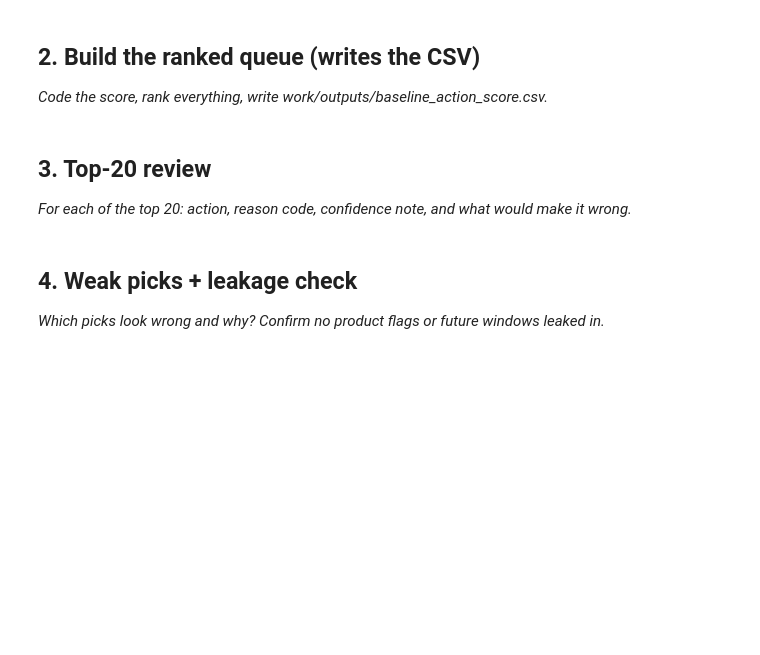
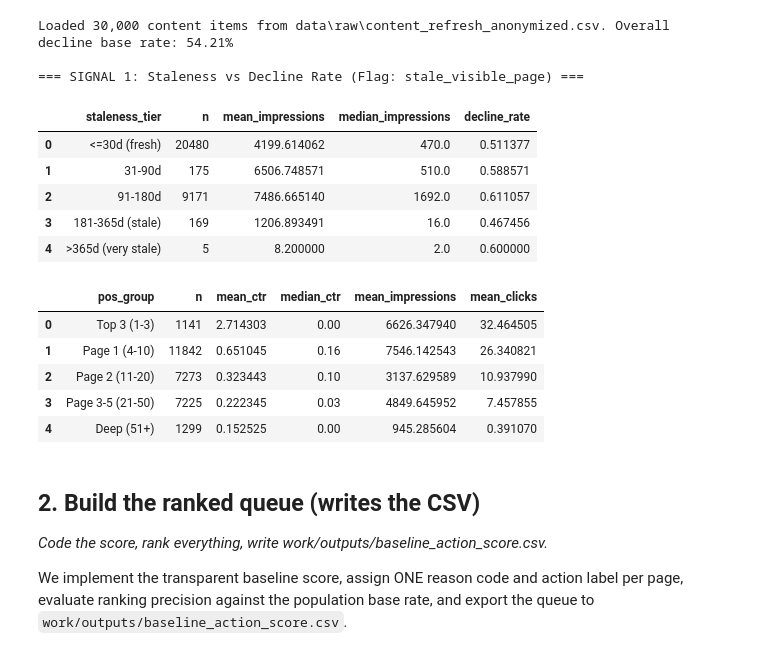
Before and after one commit to jaineshchaurasiya20/FlyRank_Ml_Assignment, a Jupyter notebook: work/notebooks/w04_baseline_score.ipynb, the cells around one changed output. Cells and saved outputs as stored; diff of their text form; code cells hidden in the pictures; blank space fills up the shorter version.

Commit message:
Execute ML-07 baseline action score, signal audit, and top-10 review (w04_baseline_score.ipynb)

```diff
--- a/work/notebooks/w04_baseline_score.ipynb
+++ b/work/notebooks/w04_baseline_score.ipynb
@@ -16,4 +52,74 @@ This skeleton is yours to fill. Work the sections **in order** — each one has
+# %%
+from pathlib import Path
+import pandas as pd
+import numpy as np
+
+# Resolve data path whether run from repo root or work/notebooks
+DATA_PATH = Path("data/raw/content_refresh_anonymized.csv")
+if not DATA_PATH.exists():
+    DATA_PATH = Path("../../data/raw/content_refresh_anonymized.csv")
+if not DATA_PATH.exists():
+    DATA_PATH = Path("FlyRank_Ml_Assignment/data/raw/content_refresh_anonymized.csv")
+
+df = pd.read_csv(DATA_PATH)
+df["is_declining_label"] = (df["trend_direction"].str.lower() == "down").astype(int)
+base_rate = float(df["is_declining_label"].mean())
+print(f"Loaded {len(df):,} content items from {DATA_PATH}. Overall decline base rate: {base_rate:.2%}")
+
+# ====================================================================
+# Signal 1: Staleness vs Decline Rate
+# ====================================================================
+print("\n=== SIGNAL 1: Staleness vs Decline Rate (Flag: stale_visible_page) ===")
+bins_staleness = [-1, 30, 90, 180, 365, 1000]
+labels_staleness = ['<=30d (fresh)', '31-90d', '91-180d', '181-365d (stale)', '>365d (very stale)']
+df['staleness_tier'] = pd.cut(df['days_since_last_update'], bins=bins_staleness, labels=labels_staleness)
+
+s1_table = df.groupby('staleness_tier', observed=False).agg(
+    n=('content_id', 'count'),
+    mean_impressions=('impressions_90d', 'mean'),
+    median_impressions=('impressions_90d', 'median'),
+    decline_rate=('is_declining_label', 'mean')
+).reset_index()
+display(s1_table)
+print("Verdict: MIXED — Active pages (0-180d) show decline rate rising from 51.1% to 61.1%, but very old pages flatline in volume creating a floor effect.")
+
+# ====================================================================
+# Signal 2: SERP Position vs CTR
+# ====================================================================
+print("\n=== SIGNAL 2: SERP Position vs CTR (Flag: low_ctr_visible_page) ===")
+df_pos = df[df['avg_position'] > 0].copy()
+bins_pos = [0, 3, 10, 20, 50, 100]
+labels_pos = ['Top 3 (1-3)', 'Page 1 (4-10)', 'Page 2 (11-20)', 'Page 3-5 (21-50)', 'Deep (51+)']
+df_pos['pos_group'] = pd.cut(df_pos['avg_position'], bins=bins_pos, labels=labels_pos)
+
+s2_table = df_pos.groupby('pos_group', observed=False).agg(
+    n=('content_id', 'count'),
+    mean_ctr=('ctr', 'mean'),
+    median_ctr=('ctr', 'median'),
+    mean_impressions=('impressions_90d', 'mean'),
+    mean_clicks=('clicks_90d', 'mean')
+).reset_index()
+display(s2_table)
+print("Verdict: CONFIRMED — Mean CTR drops strictly monotonically (2.71% -> 0.65% -> 0.32% -> 0.22% -> 0.15%), proving CTR underperformance is a real leverage point.")
+# %% [output]
+Loaded 30,000 content items from data\raw\content_refresh_anonymized.csv. Overall decline base rate: 54.21%
+
+=== SIGNAL 1: Staleness vs Decline Rate (Flag: stale_visible_page) ===
+|  | staleness_tier | n | mean_impressions | median_impressions | decline_rate |
+| 0 | <=30d (fresh) | 20480 | 4199.614062 | 470.0 | 0.511377 |
+| 1 | 31-90d | 175 | 6506.748571 | 510.0 | 0.588571 |
+| 2 | 91-180d | 9171 | 7486.665140 | 1692.0 | 0.611057 |
+| 3 | 181-365d (stale) | 169 | 1206.893491 | 16.0 | 0.467456 |
+| 4 | >365d (very stale) | 5 | 8.200000 | 2.0 | 0.600000 |
+|  | pos_group | n | mean_ctr | median_ctr | mean_impressions | mean_clicks |
+| 0 | Top 3 (1-3) | 1141 | 2.714303 | 0.00 | 6626.347940 | 32.464505 |
+| 1 | Page 1 (4-10) | 11842 | 0.651045 | 0.16 | 7546.142543 | 26.340821 |
+| 2 | Page 2 (11-20) | 7273 | 0.323443 | 0.10 | 3137.629589 | 10.937990 |
+| 3 | Page 3-5 (21-50) | 7225 | 0.222345 | 0.03 | 4849.645952 | 7.457855 |
+| 4 | Deep (51+) | 1299 | 0.152525 | 0.00 | 945.285604 | 0.391070 |
 # %% [markdown]
 ## 2. Build the ranked queue (writes the CSV)
 
 *Code the score, rank everything, write work/outputs/baseline_action_score.csv.*
+
+We implement the transparent baseline score, assign ONE reason code and action label per page, evaluate ranking precision against the population base rate, and export the queue to `work/outputs/baseline_action_score.csv`.
@@ -23,4 +125,0 @@ This skeleton is yours to fill. Work the sections **in order** — each one has
-# %% [markdown]
-## 3. Top-20 review
-
-*For each of the top 20: action, reason code, confidence note, and what would make it wrong.*
@@ -30,4 +125,0 @@ This skeleton is yours to fill. Work the sections **in order** — each one has
-# %% [markdown]
-## 4. Weak picks + leakage check
-
-*Which picks look wrong and why? Confirm no product flags or future windows leaked in.*
```
Also changed, not shown: parts of 12 cells of this notebook, 1 other file.
